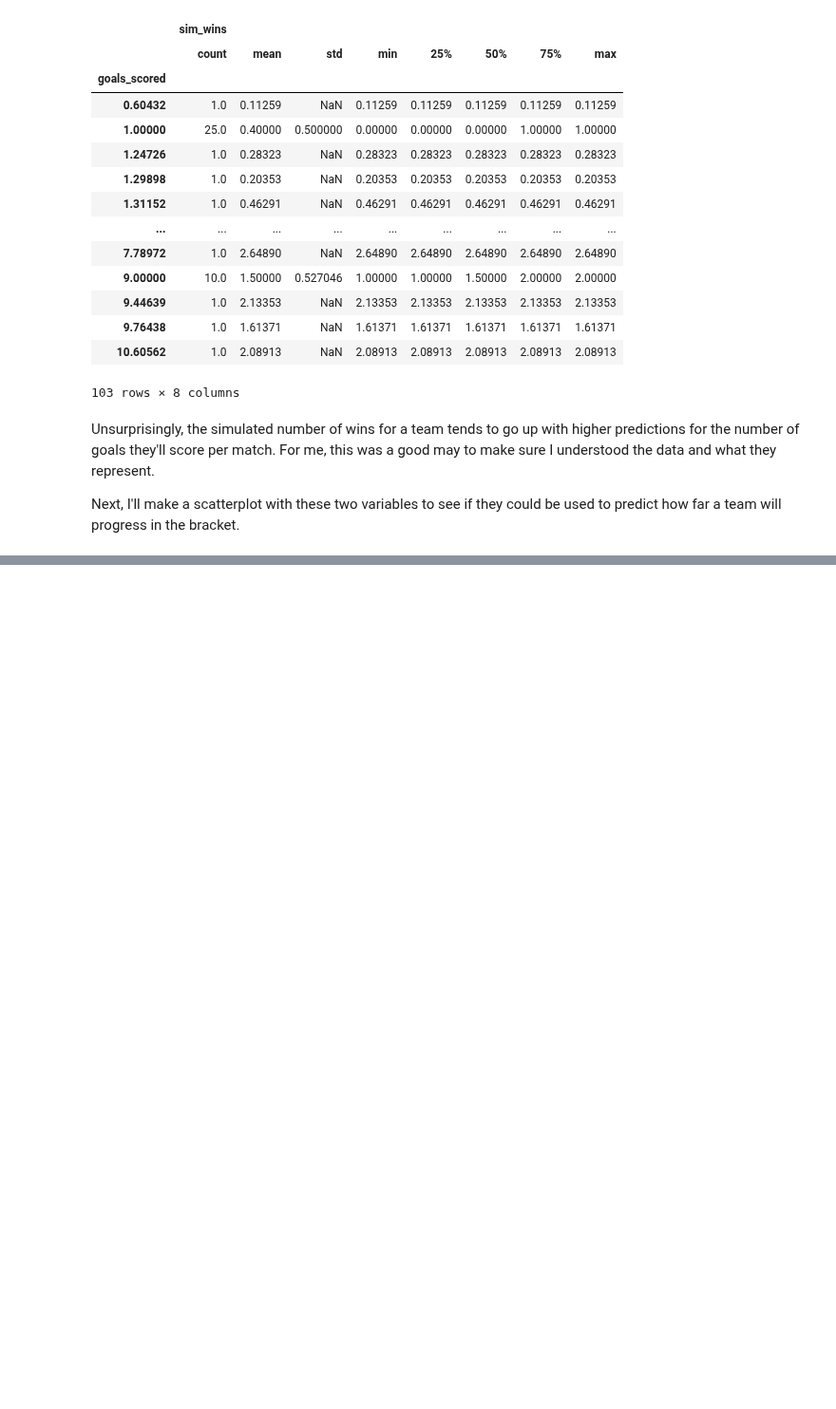
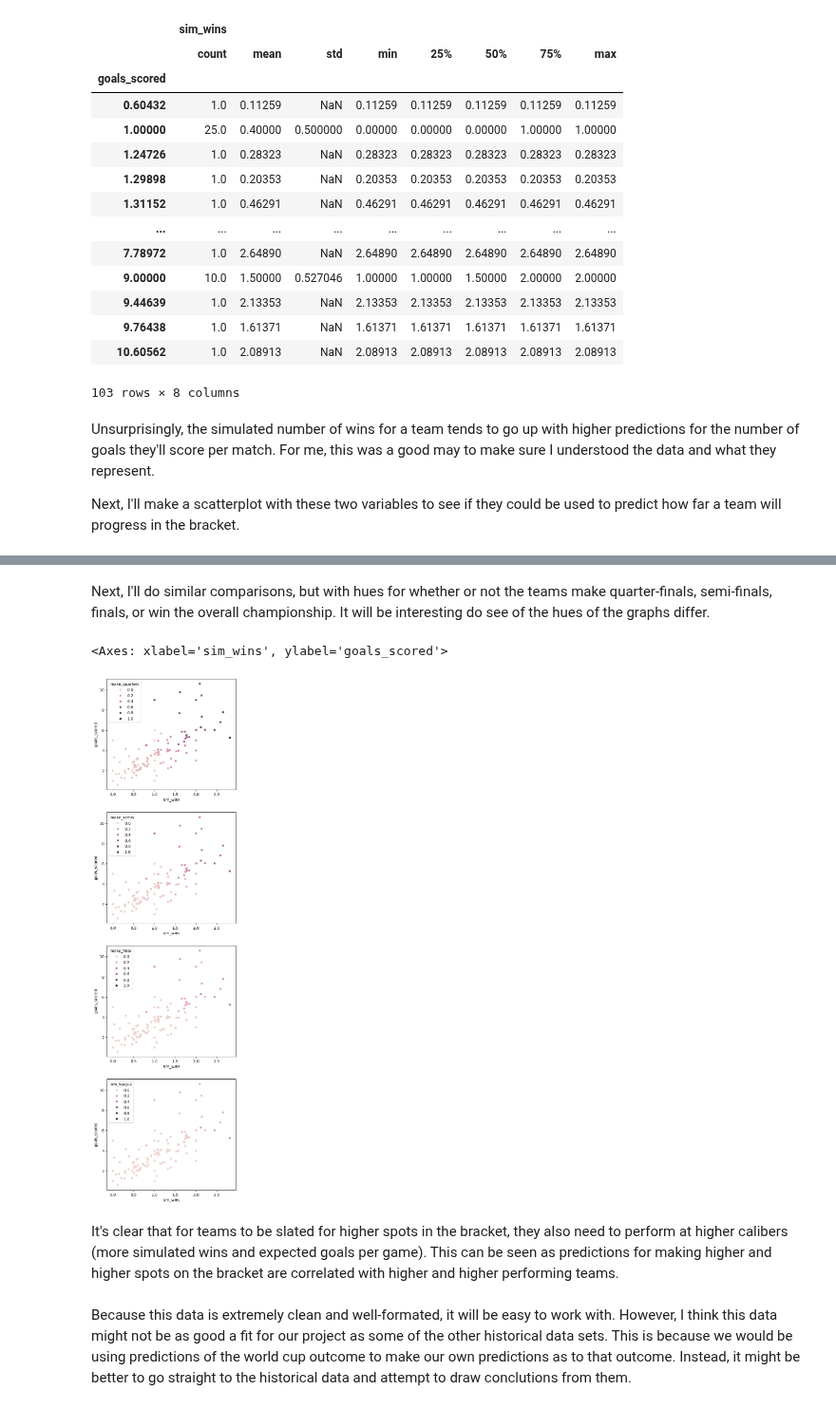
Before and after one commit to vrhughes/DS3001Group, a Jupyter notebook: Data_Wrangling_EDA_Troy_S_Meink.ipynb, the cells around one changed output, grey strips where cells are left out. Shown at 95% size. Drawn from its saved outputs; the diff is of its cells as text; code cells hidden in the pictures; blank space fills up the shorter version.

```diff
--- a/Data_Wrangling_EDA_Troy_S_Meink.ipynb
+++ b/Data_Wrangling_EDA_Troy_S_Meink.ipynb
@@ -71,0 +72,16 @@ sns.scatterplot(data=df, x='sim_wins', y='goals_scored', hue='make_quarters')
+# %% [markdown]
+Next, I'll do similar comparisons, but with hues for whether or not the teams make quarter-finals, semi-finals, finals, or win the overall championship. It will be interesting do see of the hues of the graphs differ.
+# %%
+# Creating more scatterplots
+fig, axes = plt.subplots(4,1, figsize=(6,24))
+sns.scatterplot(data=df, x='sim_wins', y='goals_scored', hue='make_quarters', ax=axes[0])
+sns.scatterplot(data=df, x='sim_wins', y='goals_scored', hue='make_semis', ax=axes[1])
+sns.scatterplot(data=df, x='sim_wins', y='goals_scored', hue='make_final', ax=axes[2])
+sns.scatterplot(data=df, x='sim_wins', y='goals_scored', hue='win_league', ax=axes[3])
+# %% [output]
+<Axes: xlabel='sim_wins', ylabel='goals_scored'>
+[figure, added]
+# %% [markdown]
+It's clear that for teams to be slated for higher spots in the bracket, they also need to perform at higher calibers (more simulated wins and expected goals per game). This can be seen as predictions for making higher and higher spots on the bracket are correlated with higher and higher performing teams.
+# %% [markdown]
+Because this data is extremely clean and well-formated, it will be easy to work with. However, I think this data might not be as good a fit for our project as some of the other historical data sets. This is because we would be using predictions of the world cup outcome to make our own predictions as to that outcome. Instead, it might be better to go straight to the historical data and attempt to draw conclutions from them.
```
Also changed, not shown: parts of 1 cell of this notebook.
